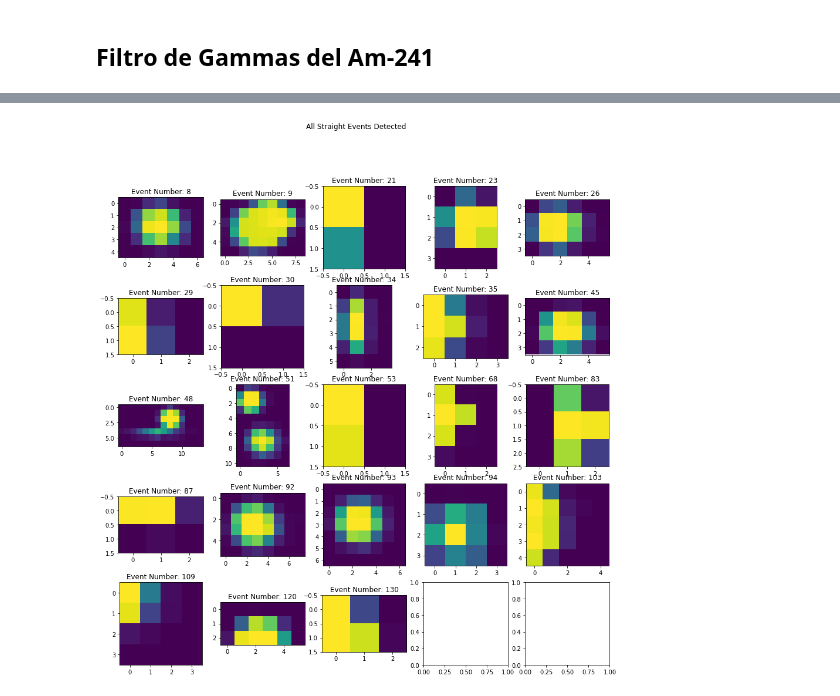
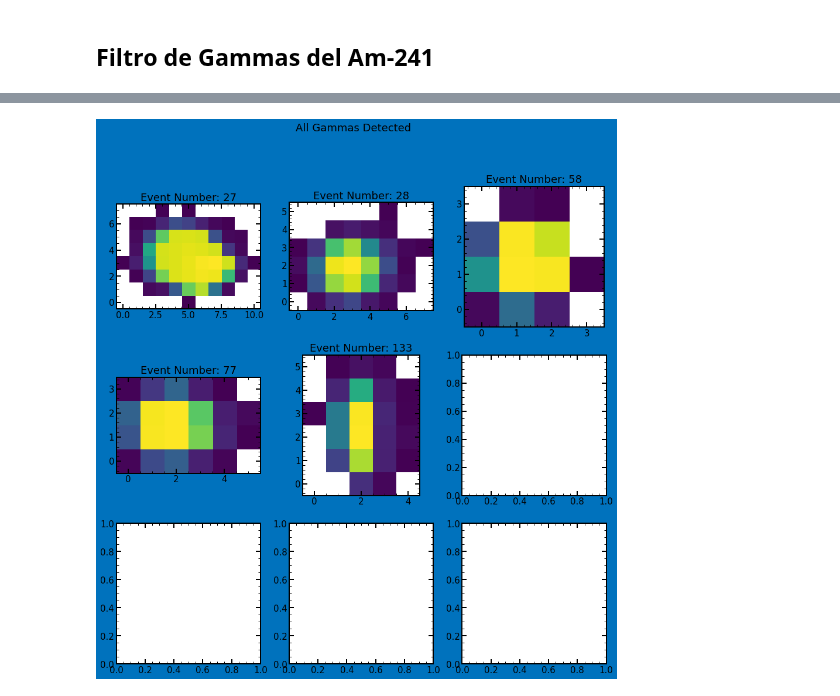
Before and after one commit to mausanram/CodigosICN, a Jupyter notebook: Catalogo_Eventos/Catalogo_Gammas_Am241.ipynb, the cells around one changed output, grey strips where cells are left out. Drawn from its saved outputs; the diff is of its cells as text; code cells hidden in the pictures.

Commit message:
Se configuró el filtro en el espectro de gammas

```diff
--- a/Catalogo_Eventos/Catalogo_Gammas_Am241.ipynb
+++ b/Catalogo_Eventos/Catalogo_Gammas_Am241.ipynb
@@ -306,7 +304,7 @@ np.median(data)
 # %% [markdown]
 # All Events DataFrame
 # %%
-fondo_value = 5 * abs(popt[2])
+fondo_value = 3 * abs(popt[2])
 list_Runid = []
 list_ext = []
 list_Matrix_Slice_Event = []
@@ -520,7 +518,7 @@ TF[50:70]
 # %% [markdown]
 # Visualizar un evento en la imagen original, solo su "rebanada" y la "rebanada" enmascarada
 # %%
-n_label = 79
+n_label = 183
 extra = 0
 label, n_events =ndimage.label(dataCal> fondo_value,structure=[[1,1,1],[1,1,1],[1,1,1]]) # 48
 # label, n_events = ndimage.label(dataCal>6*abs(popt[2]),structure=[[0,1,0],[1,1,1],[0,1,0]]) ## 50, 52
@@ -775,3 +776,0 @@ Straight Events Detected:  23
-# %%
-muestra_Gammas_Events = random.sample(Gammas_Events, 23)
-print(muestra_Gammas_Events)
@@ -859,7 +834,7 @@ for n_label in Gammas_Events:
 # %%
-label_img, nlabels_img = sk.measure.label(dataCal>6*popt[2], connectivity=2, return_num=True)
-# print(nlabels_img)
-prop = sk.measure.regionprops(label_img,dataCal)
+# label_img, nlabels_img = sk.measure.label(dataCal>6*popt[2], connectivity=2, return_num=True)
+# # print(nlabels_img)
+# prop = sk.measure.regionprops(label_img,dataCal)
 
-for n_label in Gammas_Events:
-    print(n_label, prop[n_label-1].solidity)
+# for n_label in Gammas_Events:
+#     print(n_label, prop[n_label-1].solidity)
@@ -893,8 +849,8 @@ coord4x4 = [[0,0],[0,1], [0,2], [0,3], [1,0], [1,1], [1,2], [1,3], [2,0], [2,1],
 coords5x5 = [[0,0],[0,1], [0,2], [0,3], [0,4], [1,0], [1,1], [1,2], [1,3], [1,4], [2,0], [2,1], [2,2], [2,3], [2,4], [3,0], [3,1], [3,2], [3,3], [3,4],[4,0], [4,1], [4,2], [4,3], [4,4]]
 
 if len(Gammas_Events) < 5:
-    fig, axs = plt.subplots(ncols = 2, nrows = 2, figsize=(15,15))
-    fig.suptitle('All Straight Events Detected')
+    fig, axs = plt.subplots(ncols = 2, nrows = 2, figsize=(10,10), facecolor = [0, 0.4470, 0.7410])
+    fig.suptitle('All Gammas Detected')
 
     for index_event in range(0,len(Gammas_Events)):
         loc = ndimage.find_objects(label_img == Gammas_Events[index_event])[0]
@@ -907,11 +863,10 @@ if len(Gammas_Events) < 5:
         # axs[coord2x2[index_event][0],coord2x2[index_event][1]].imshow(label_img == Straight_Events[index_event]) ## All image
         # axs[coord2x2[index_event][0],coord2x2[index_event][1]].imshow(dataCal[loc[0].start:loc[0].stop, loc[1].start:loc[1].stop]) ## Event without mask
         axs[coord2x2[index_event][0],coord2x2[index_event][1]].imshow(data_mask) ## Event with mask
-        plt.show()
 
 elif len(Gammas_Events) > 4 and len(Gammas_Events) < 10:
     fig, axs = plt.subplots(ncols = 3, nrows = 3, figsize=(15,15), facecolor = [0, 0.4470, 0.7410])
-    fig.suptitle('All Straight Events Detected')
+    fig.suptitle('All Gammas Detected')
 
     for index_event in range(0,len(Gammas_Events)):
         loc = ndimage.find_objects(label_img == Gammas_Events[index_event])[0]
@@ -927,7 +882,7 @@ elif len(Gammas_Events) > 4 and len(Gammas_Events) < 10:
 
 elif len(Gammas_Events) > 9 and len(Gammas_Events) < 17:
     fig, axs = plt.subplots(ncols = 4, nrows = 4, figsize=(15,15), facecolor = [0, 0.4470, 0.7410])
-    fig.suptitle('All Straight Events Detected')
+    fig.suptitle('All Gammas Detected')
 
     for index_event in range(0,len(Gammas_Events)):
         loc = ndimage.find_objects(label_img == Gammas_Events[index_event])[0]
@@ -943,37 +898,38 @@ elif len(Gammas_Events) > 9 and len(Gammas_Events) < 17:
         # axs[coord4x4[index_event][0],coord4x4[index_event][1]].imshow(dataCal[loc[0].start:loc[0].stop, loc[1].start:loc[1].stop]) ## Event without mask
         axs[coord4x4[index_event][0],coord4x4[index_event][1]].imshow(data_mask) ## Event with mask
         # axs[coord4x4[index_event][0],coord4x4[index_event][1]].imshow(BarycenterChage)
 
 elif len(Gammas_Events) > 16 and len(Gammas_Events) < 25:
-    fig, axs = plt.subplots(ncols = 5, nrows = 5, figsize=(15,15))
-    fig.suptitle('All Straight Events Detected')
+    fig, axs = plt.subplots(ncols = 5, nrows = 5, figsize=(15,15), facecolor = [0, 0.4470, 0.7410])
+    fig.suptitle('All Gammas Detected')
 
     for index_event in range(0,len(Gammas_Events)):
         loc = ndimage.find_objects(label_img == Gammas_Events[index_event])[0]
         mask_35 = np.invert(label_img == Gammas_Events[index_event])
         data_mask = ma.masked_array(dataCal[loc[0].start:loc[0].stop, loc[1].start:loc[1].stop], mask_35[loc[0].start:loc[0].stop, loc[1].start:loc[1].stop])
         # plt.imshow(dataCal[maxim.start:maxim.stop])
         # ax.imshow(data_mask)
 
         axs[coords5x5[index_event][0],coords5x5[index_event][1]].set_title('Event Number: '+ str(Gammas_Events[index_event]))
-        axs[coords5x5[index_event][0],coords5x5[index_event][1]].imshow(label_img == Gammas_Events[index_event])
+        # axs[coords5x5[index_event][0],coords5x5[index_event][1]].imshow(label_img == Gammas_Events[index_event])
         # axs[coords5x5[index_event][0],coords5x5[index_event][1]].imshow(dataCal[loc[0].start:loc[0].stop, loc[1].start:loc[1].stop]) ## Event without mask
         axs[coords5x5[index_event][0],coords5x5[index_event][1]].imshow(data_mask) ## Event with mask
 
 elif len(Gammas_Events) > 25:
-    fig, axs = plt.subplots(ncols = 5, nrows = 5, figsize=(15,15))
-    fig.suptitle('All Straight Events Detected')
+    muestra_Gammas_Events = random.sample(Gammas_Events, 25)
+    fig, axs = plt.subplots(ncols = 5, nrows = 5, figsize=(15,15), facecolor = [0, 0.4470, 0.7410])
+    fig.suptitle('Sample of Gammas Detected')
 
     for index_event in range(0,len(muestra_Gammas_Events)):
         loc = ndimage.find_objects(label_img == muestra_Gammas_Events[index_event])[0]
         mask_35 = np.invert(label_img == muestra_Gammas_Events[index_event])
         data_mask = ma.masked_array(dataCal[loc[0].start:loc[0].stop, loc[1].start:loc[1].stop], mask_35[loc[0].start:loc[0].stop, loc[1].start:loc[1].stop])
         # plt.imshow(dataCal[maxim.start:maxim.stop])
         # ax.imshow(data_mask)
 
         axs[coords5x5[index_event][0],coords5x5[index_event][1]].set_title('Event Number: '+ str(muestra_Gammas_Events[index_event]))
-        axs[coords5x5[index_event][0],coords5x5[index_event][1]].imshow(label_img == muestra_Gammas_Events[index_event])
+        # axs[coords5x5[index_event][0],coords5x5[index_event][1]].imshow(label_img == muestra_Gammas_Events[index_event])
         # axs[coords5x5[index_event][0],coords5x5[index_event][1]].imshow(dataCal[loc[0].start:loc[0].stop, loc[1].start:loc[1].stop]) ## Event without mask
         axs[coords5x5[index_event][0],coords5x5[index_event][1]].imshow(data_mask) ## Event with mask
 # %% [output]
-[figure, old version]
+[figure, new version]
```
Also changed, not shown: parts of 20 cells of this notebook, 2 other files.
